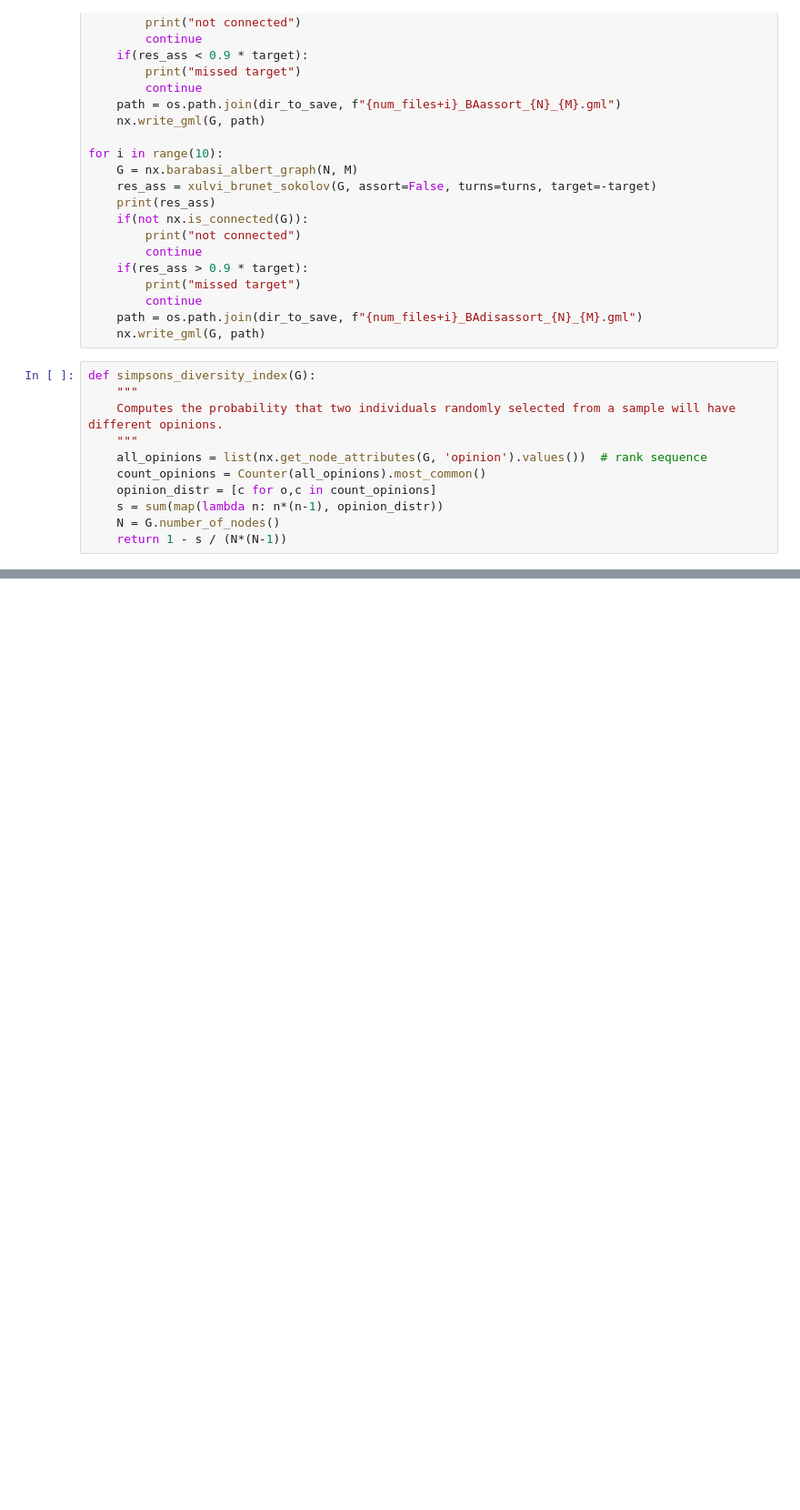
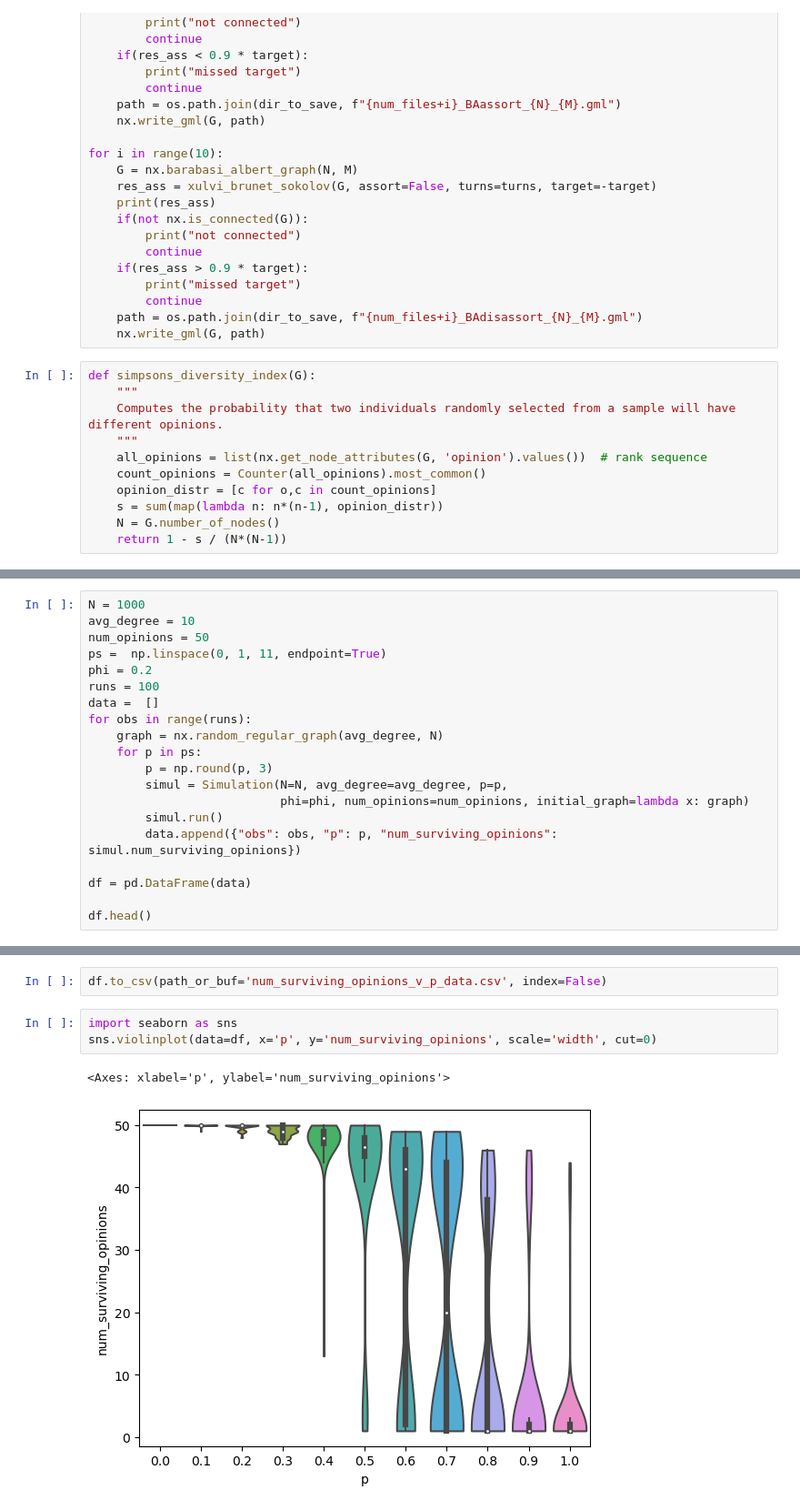
Before and after one commit to 1-0-GO/Coevolutionary-dynamics-of-opinions-and-networks--From-diversity-to-uniformity, a Jupyter notebook: simulation.ipynb, the cells around one changed output, grey strips where cells are left out. Shown at 91% size. Cells and saved outputs as stored; diff of their text form; blank space fills up the shorter version.

Commit message:
violin plots of  p vs number of surviving opinions

```diff
--- a/simulation.ipynb
+++ b/simulation.ipynb
@@ -239,0 +252,20 @@ def simpsons_diversity_index(G):
+# %%
+N = 1000
+avg_degree = 10
+num_opinions = 50
+ps =  np.linspace(0, 1, 11, endpoint=True)
+phi = 0.2
+runs = 100
+data =  []
+for obs in range(runs):
+    graph = nx.random_regular_graph(avg_degree, N)
+    for p in ps:
+        p = np.round(p, 3)
+        simul = Simulation(N=N, avg_degree=avg_degree, p=p,
+                           phi=phi, num_opinions=num_opinions, initial_graph=lambda x: graph)
+        simul.run()
+        data.append({"obs": obs, "p": p, "num_surviving_opinions": simul.num_surviving_opinions})
+
+df = pd.DataFrame(data)
+
+df.head()
@@ -239,0 +279,8 @@ def simpsons_diversity_index(G):
+# %%
+df.to_csv(path_or_buf='num_surviving_opinions_v_p_data.csv', index=False)
+# %%
+import seaborn as sns
+sns.violinplot(data=df, x='p', y='num_surviving_opinions', scale='width', cut=0)
+# %% [output]
+<Axes: xlabel='p', ylabel='num_surviving_opinions'>
+[figure, added]
```
Also changed, not shown: parts of 8 cells of this notebook, 1 other file.
